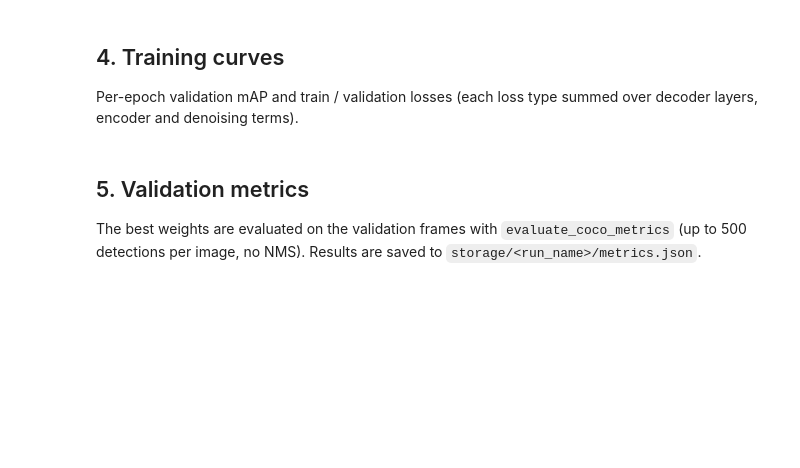
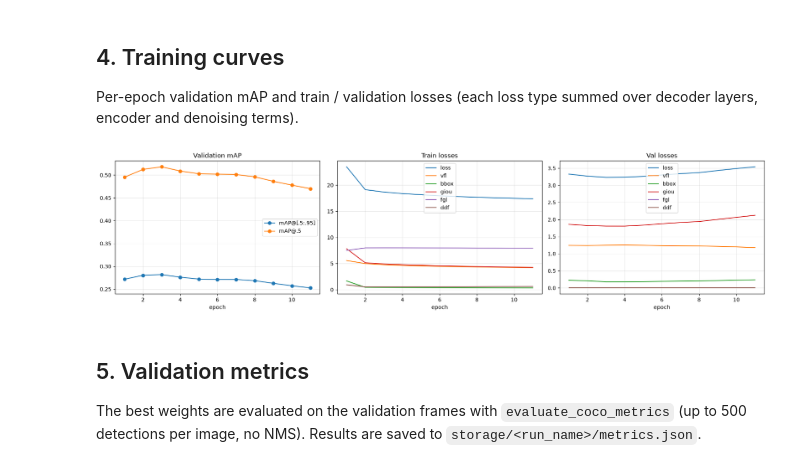
Before and after one commit to rudkoLA/ai-hw-2-rudko-omelianchuk, a Jupyter notebook: 06_dfine.ipynb, the cells around one changed output. Drawn from its saved outputs; the diff is of its cells as text; code cells hidden in the pictures; blank space fills up the shorter version.

```diff
--- a/06_dfine.ipynb
+++ b/06_dfine.ipynb
@@ -75,7 +81,7 @@ CFG = {
     # Schedule
     "imgsz": 1024,
     "epochs": 20,
-    "batch": 4,
+    "batch": 3,
     "patience": 10,                # early stopping (epochs without val mAP improvement)
     "lr0": 1e-4,
     "backbone_lr_mult": 0.1,       # backbone LR = lr0 * backbone_lr_mult
@@ -132,7 +158,10 @@ train_dfine(CFG, dataset_dir, run_dir, device)
 Per-epoch validation mAP and train / validation losses (each loss type summed over decoder layers,
 encoder and denoising terms).
 # %%
+run_dir = storage / CFG["run_name"]
 history = plot_training_curves(run_dir)
+# %% [output]
+[figure, added]
 # %% [markdown]
 ## 5. Validation metrics
 
```
Also changed, not shown: parts of 6 cells of this notebook.
